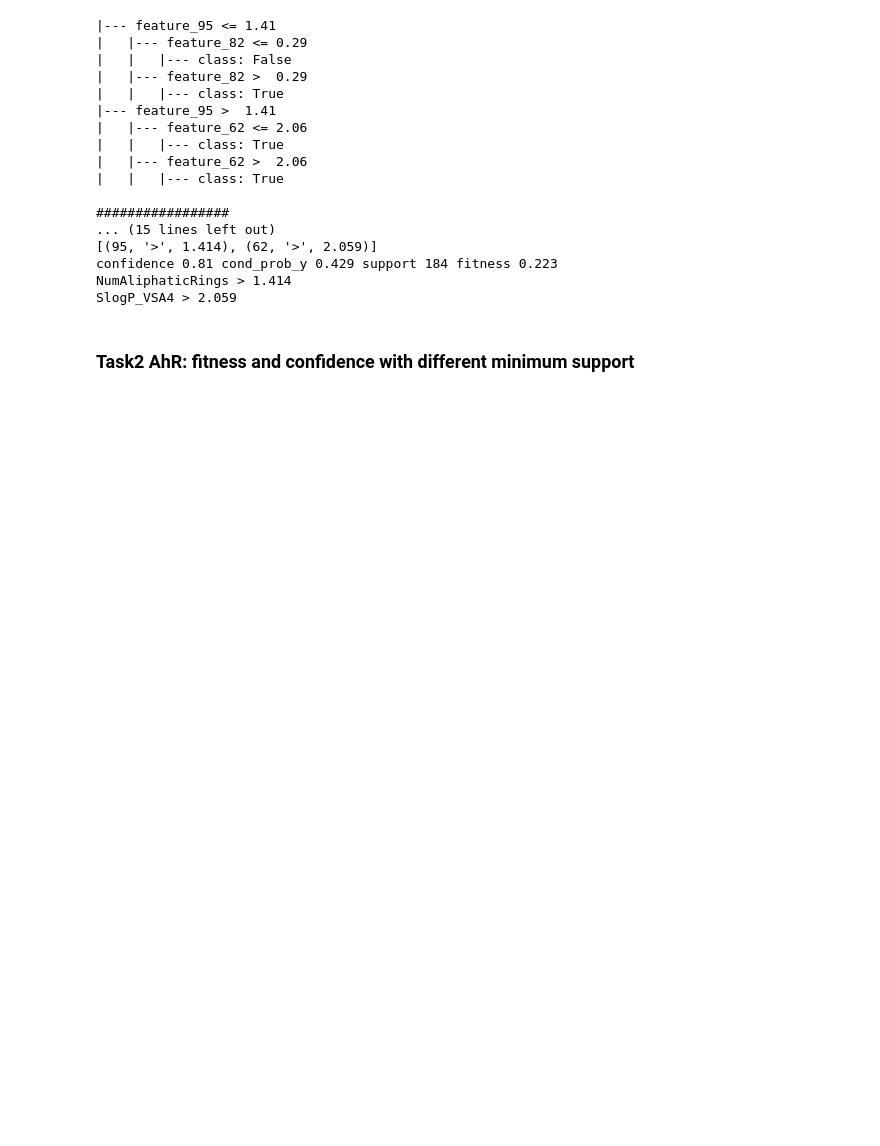
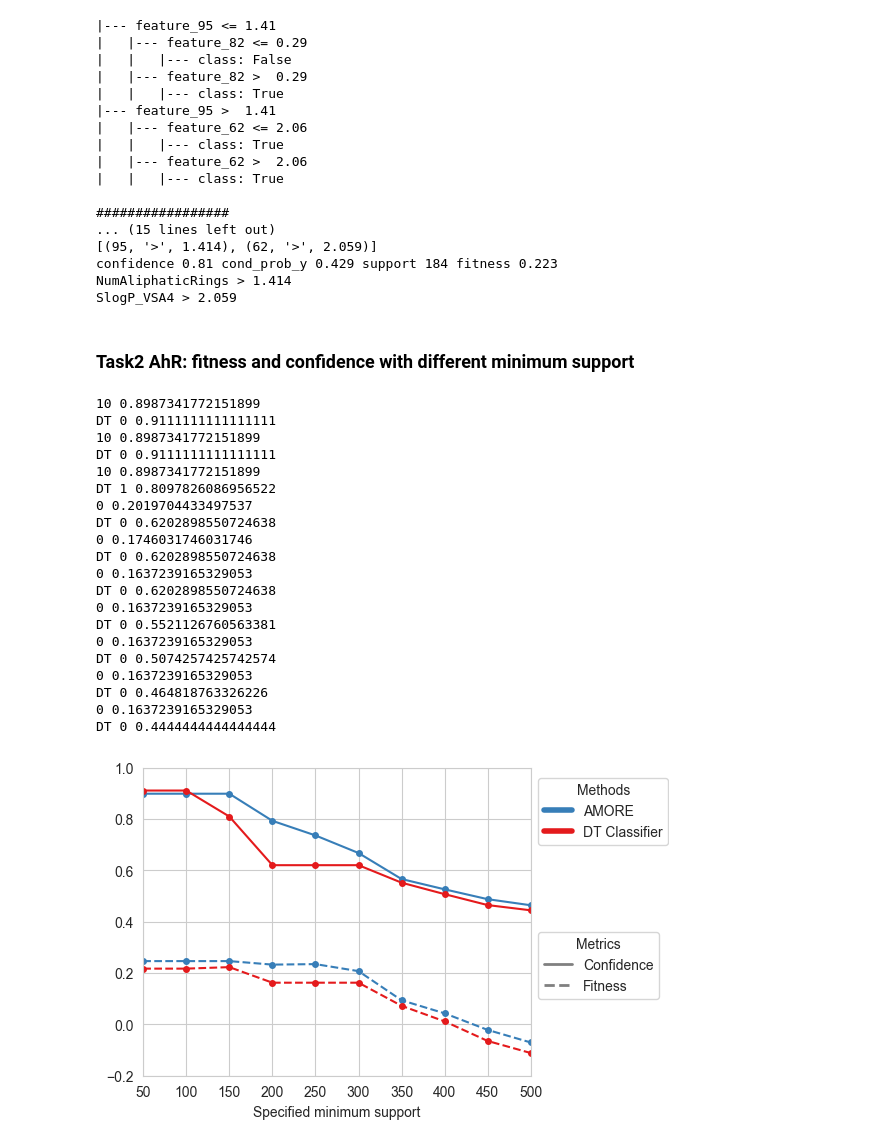
Before and after one commit to tmi-lab/AMORE, a Jupyter notebook: code/notebooks/toxicity/toxicity_prediction.ipynb, the cells around one changed output. Saved outputs shown, nothing was run; the diff lists cells and outputs as text; code cells hidden in the pictures; blank space fills up the shorter version.

```diff
--- a/code/notebooks/toxicity/toxicity_prediction.ipynb
+++ b/code/notebooks/toxicity/toxicity_prediction.ipynb
@@ -492,7 +455,6 @@ Task 1: total positive: 162; total predictived positive:511; recall:0.84568; pre
 # %%
 ## set "grid_search = True" to do a grid search for hyperprameters
 
-grid_search = False
 
 if grid_search:
     ng_range = np.arange(2,11)
@@ -662,0 +559,34 @@ if grid_search:
+# %%
+## Need grid search first to get the results with different minimum supports
+
+if grid_search:
+
+    cf_mtx = np.vstack([config_metric_records[key]["top_confidence_records"] for key in config_metric_records.keys()])
+    ft_mtx = np.vstack([config_metric_records[key]["top_fitness_records"] for key in config_metric_records.keys()])
+
+    DT_cf_mtx = np.vstack([DT_config_metric_records[key]["top_confidence_records"] for key in DT_config_metric_records.keys()])
+    DT_ft_mtx = np.vstack([DT_config_metric_records[key]["top_fitness_records"] for key in DT_config_metric_records.keys()])
+
+    eutils.plot_confidence_fitness_curve(cf_mtx,ft_mtx,DT_cf_mtx,DT_ft_mtx,support_range,save_path="./AhR_compare_DT.svg",y_lim=[-0.2,1.])
+# %% [output]
+10 0.8987341772151899
+DT 0 0.9111111111111111
+10 0.8987341772151899
+DT 0 0.9111111111111111
+10 0.8987341772151899
+DT 1 0.8097826086956522
+0 0.2019704433497537
+DT 0 0.6202898550724638
+0 0.1746031746031746
+DT 0 0.6202898550724638
+0 0.1637239165329053
+DT 0 0.6202898550724638
+0 0.1637239165329053
+DT 0 0.5521126760563381
+0 0.1637239165329053
+DT 0 0.5074257425742574
+0 0.1637239165329053
+DT 0 0.464818763326226
+0 0.1637239165329053
+DT 0 0.4444444444444444
+[figure, added]
```
Also changed, not shown: parts of 12 cells of this notebook, 14 other files.
